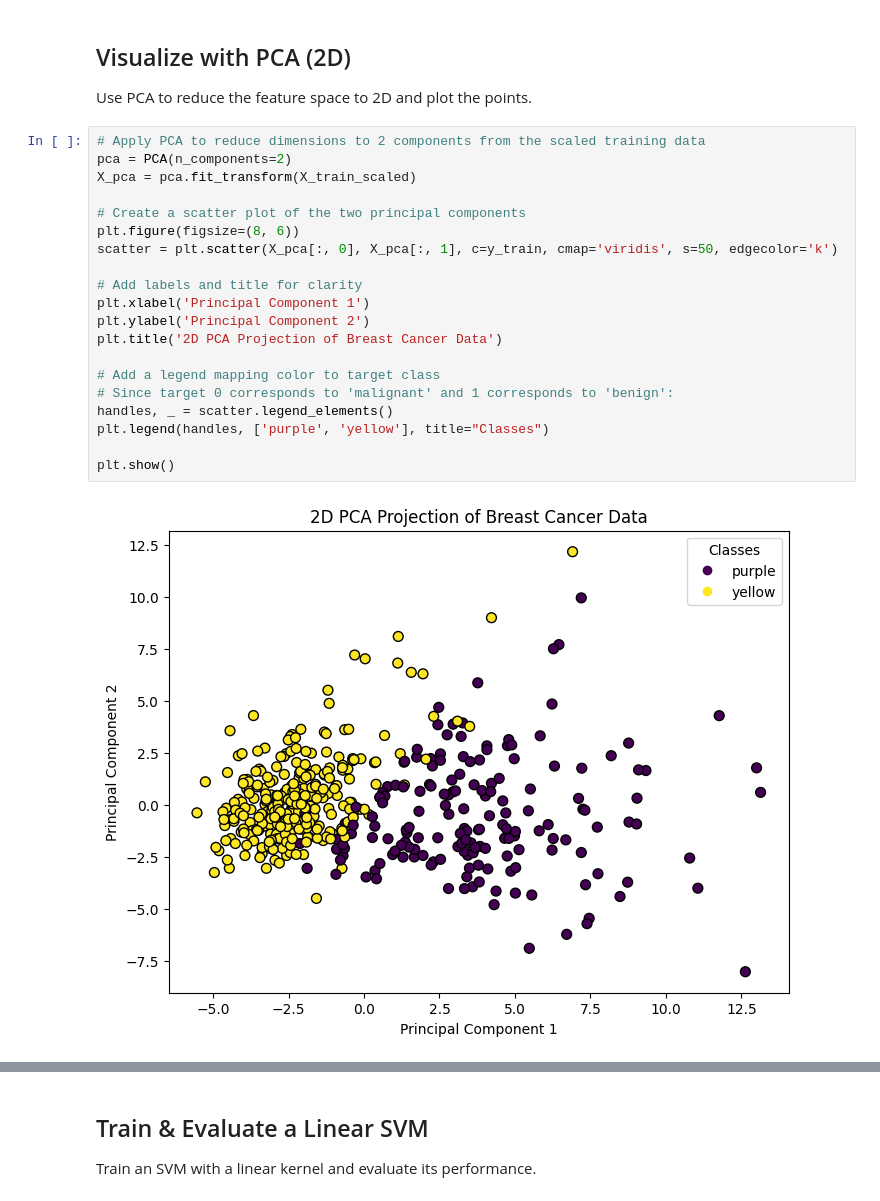
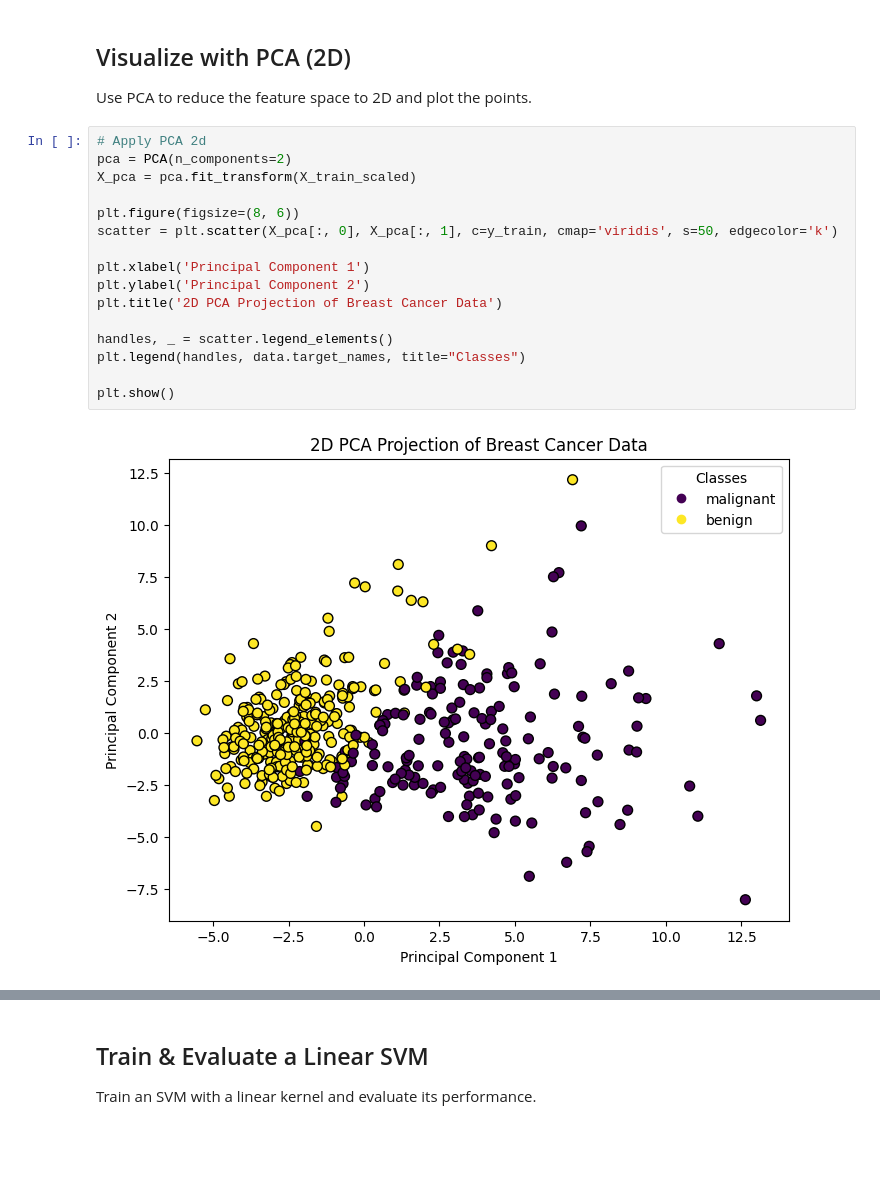
Before and after one commit to spirosdouk/hy485-, a Jupyter notebook: 485[2025]_HW5.ipynb, the cells around one changed output, grey strips where cells are left out. Drawn from its saved outputs; the diff is of its cells as text; blank space fills up the shorter version.

```diff
--- a/485[2025]_HW5.ipynb
+++ b/485[2025]_HW5.ipynb
@@ -88,27 +84,23 @@ Testing set shape: (114, 30)
 
 Use PCA to reduce the feature space to 2D and plot the points.
 # %%
-# Apply PCA to reduce dimensions to 2 components from the scaled training data
+# Apply PCA 2d
 pca = PCA(n_components=2)
 X_pca = pca.fit_transform(X_train_scaled)
 
-# Create a scatter plot of the two principal components
 plt.figure(figsize=(8, 6))
 scatter = plt.scatter(X_pca[:, 0], X_pca[:, 1], c=y_train, cmap='viridis', s=50, edgecolor='k')
 
-# Add labels and title for clarity
 plt.xlabel('Principal Component 1')
 plt.ylabel('Principal Component 2')
 plt.title('2D PCA Projection of Breast Cancer Data')
 
-# Add a legend mapping color to target class
-# Since target 0 corresponds to 'malignant' and 1 corresponds to 'benign':
 handles, _ = scatter.legend_elements()
-plt.legend(handles, ['purple', 'yellow'], title="Classes")
+plt.legend(handles, data.target_names, title="Classes")
 
 plt.show()
 # %% [output]
-[figure, old version]
+[figure, new version]
 # %% [markdown]
 **Question:** Can the classes be separated linearly in this reduced space?
 
```
Also changed, not shown: parts of 10 cells of this notebook.
